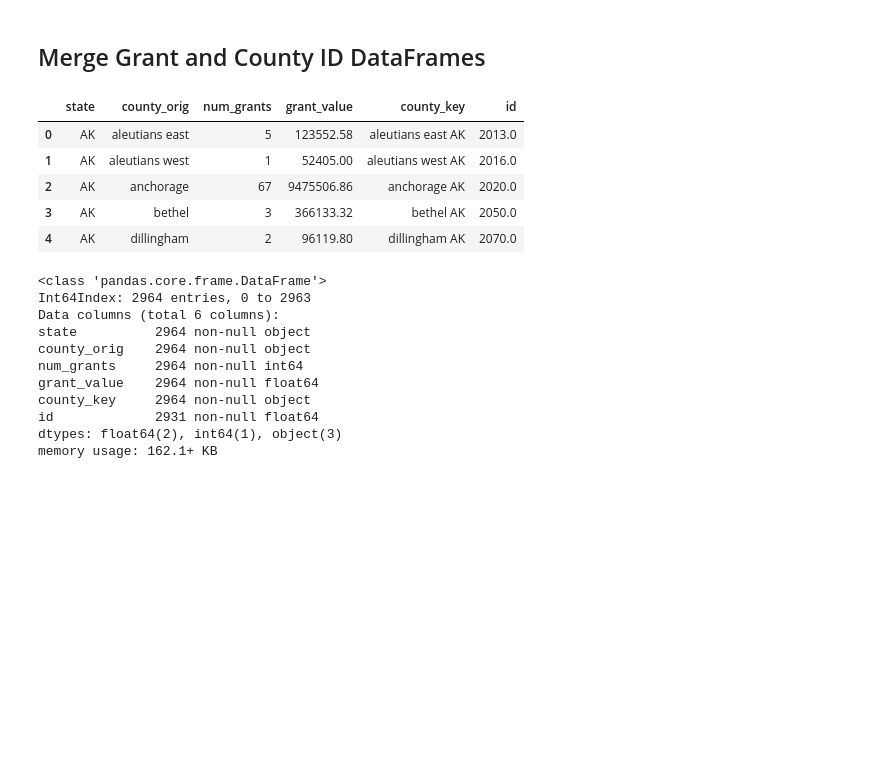
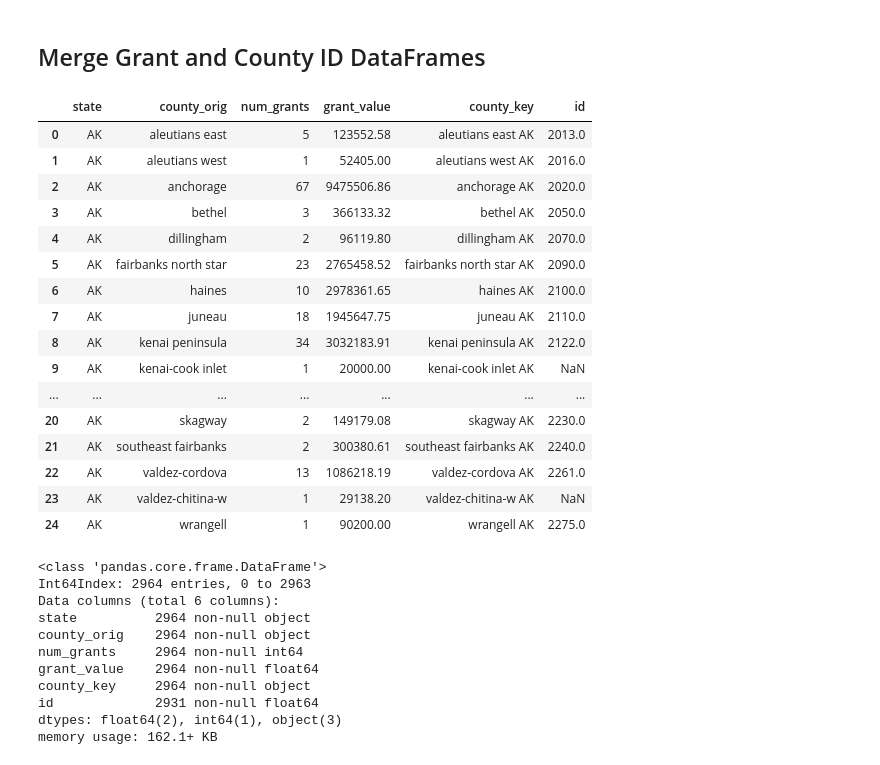
Before and after one commit to HKuz/DSforC, a Jupyter notebook: LWCF/LWCF_Grant_Value_by_County_Rollup.ipynb, the cells around one changed output. Saved outputs shown, nothing was run; the diff lists cells and outputs as text; code cells hidden in the pictures; blank space fills up the shorter version.

```diff
--- a/LWCF/LWCF_Grant_Value_by_County_Rollup.ipynb
+++ b/LWCF/LWCF_Grant_Value_by_County_Rollup.ipynb
@@ -191,14 +191,25 @@ county_ids.head()
 # %%
 all_data = pd.merge(all_counties, county_ids, how='left', on='county_key')
 
-all_data.head()
+all_data.head(25)
 # %% [output]
 |  | state | county_orig | num_grants | grant_value | county_key | id |
 | 0 | AK | aleutians east | 5 | 123552.58 | aleutians east AK | 2013.0 |
 | 1 | AK | aleutians west | 1 | 52405.00 | aleutians west AK | 2016.0 |
 | 2 | AK | anchorage | 67 | 9475506.86 | anchorage AK | 2020.0 |
 | 3 | AK | bethel | 3 | 366133.32 | bethel AK | 2050.0 |
 | 4 | AK | dillingham | 2 | 96119.80 | dillingham AK | 2070.0 |
+| 5 | AK | fairbanks north star | 23 | 2765458.52 | fairbanks north star AK | 2090.0 |
+| 6 | AK | haines | 10 | 2978361.65 | haines AK | 2100.0 |
+| 7 | AK | juneau | 18 | 1945647.75 | juneau AK | 2110.0 |
+| 8 | AK | kenai peninsula | 34 | 3032183.91 | kenai peninsula AK | 2122.0 |
+| 9 | AK | kenai-cook inlet | 1 | 20000.00 | kenai-cook inlet AK | NaN |
+| ... | ... | ... | ... | ... | ... | ... |
+| 20 | AK | skagway | 2 | 149179.08 | skagway AK | 2230.0 |
+| 21 | AK | southeast fairbanks | 2 | 300380.61 | southeast fairbanks AK | 2240.0 |
+| 22 | AK | valdez-cordova | 13 | 1086218.19 | valdez-cordova AK | 2261.0 |
+| 23 | AK | valdez-chitina-w | 1 | 29138.20 | valdez-chitina-w AK | NaN |
+| 24 | AK | wrangell | 1 | 90200.00 | wrangell AK | 2275.0 |
 # %%
 # Check for null values in id column
 all_data.info()
```
